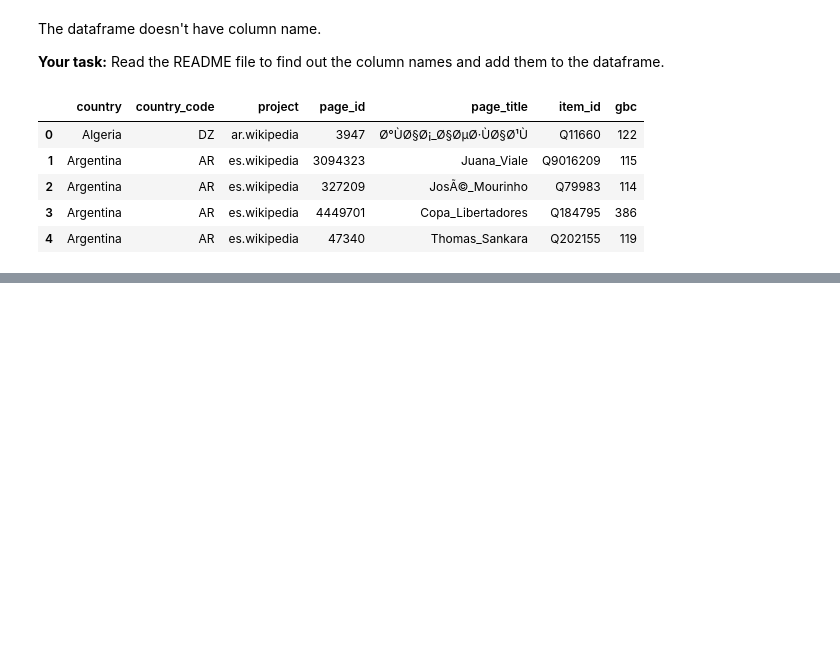
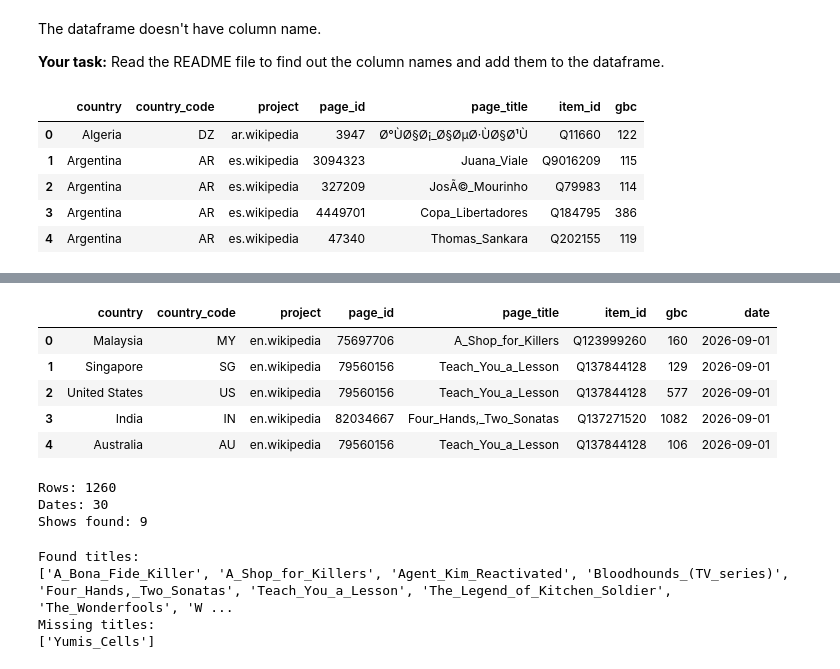
Before and after one commit to kellyc721/cs315-week5-wed, a Jupyter notebook: week5-wed-notebook.ipynb, the cells around one changed output, grey strips where cells are left out. Saved outputs shown, nothing was run; the diff lists cells and outputs as text; code cells hidden in the pictures; blank space fills up the shorter version.

```diff
--- a/week5-wed-notebook.ipynb
+++ b/week5-wed-notebook.ipynb
@@ -315,0 +403,35 @@ df.head()
+# %%
+base_url = "https://analytics.wikimedia.org/published/datasets/country_project_page/"
+
+headers = {'User-Agent': 'MyDataAnalysisScript/1.0 (contact: wendywellesley@gmail.com)'}
+
+kdrama_titles = set(kdramas_wiki)
+results = []
+
+#set dates for month of sept in 2026
+start_date = date(2026, 9, 1)
+end_date = date(2026, 10, 1)
+# %%
+while start_date < end_date:
+    date_string = start_date.isoformat()
+    url = f"{base_url}{date_string}.tsv"
+
+    print("Downloading: ", date_string) # keep track of progress
+
+    response = requests.get(url, headers=headers)
+
+    results_df = pd.read_csv(io.StringIO(response.text), sep="\t", header=None)
+    results_df.columns = ["country", "country_code", "project", "page_id", "page_title", "item_id", "gbc"]
+
+    # keep only English wiki pages of the ten kdramas
+    results_df = results_df[
+        (results_df["project"] == "en.wikipedia") &
+        (results_df["page_title"].isin(kdrama_titles))
+    ].copy()
+
+    # each file is daily pageviews
+    results_df["date"] = date_string
+
+    results.append(results_df)
+
+    start_date += timedelta(days=1) #increment to next day
@@ -315,0 +456,37 @@ df.head()
+# %%
+# combine the filtered records from days in sept
+sept_kdrama_views = pd.concat(
+    results,
+    ignore_index=True
+)
+
+sept_kdrama_views.head()
+# %% [output]
+|  | country | country_code | project | page_id | page_title | item_id | gbc | date |
+| 0 | Malaysia | MY | en.wikipedia | 75697706 | A_Shop_for_Killers | Q123999260 | 160 | 2026-09-01 |
+| 1 | Singapore | SG | en.wikipedia | 79560156 | Teach_You_a_Lesson | Q137844128 | 129 | 2026-09-01 |
+| 2 | United States | US | en.wikipedia | 79560156 | Teach_You_a_Lesson | Q137844128 | 577 | 2026-09-01 |
+| 3 | India | IN | en.wikipedia | 82034667 | Four_Hands,_Two_Sonatas | Q137271520 | 1082 | 2026-09-01 |
+| 4 | Australia | AU | en.wikipedia | 79560156 | Teach_You_a_Lesson | Q137844128 | 106 | 2026-09-01 |
+# %%
+print("Rows:", len(sept_kdrama_views))
+print("Dates:", sept_kdrama_views["date"].nunique())
+print("Shows found:", sept_kdrama_views["page_title"].nunique())
+# %% [output]
+Rows: 1260
+Dates: 30
+Shows found: 9
+# %%
+found_titles = set(sept_kdrama_views["page_title"])
+missing_titles = kdrama_titles - found_titles
+
+print("Found titles:")
+print(sorted(found_titles))
+
+print("Missing titles:")
+print(sorted(missing_titles))
+# %% [output]
+Found titles:
+['A_Bona_Fide_Killer', 'A_Shop_for_Killers', 'Agent_Kim_Reactivated', 'Bloodhounds_(TV_series)', 'Four_Hands,_Two_Sonatas', 'Teach_You_a_Lesson', 'The_Legend_of_Kitchen_Soldier', 'The_Wonderfools', 'W ...
+Missing titles:
+['Yumis_Cells']
```
Also changed, not shown: parts of 12 cells of this notebook.
